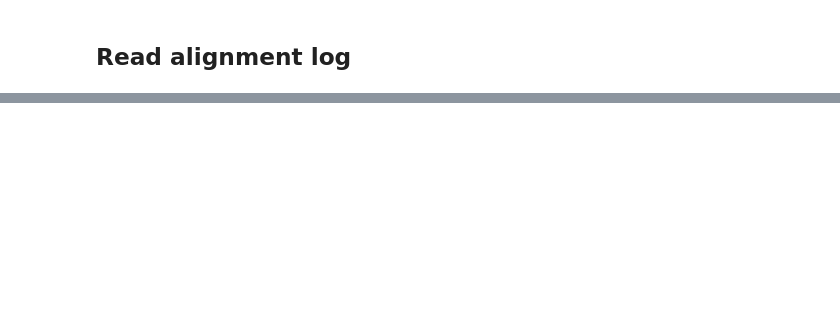
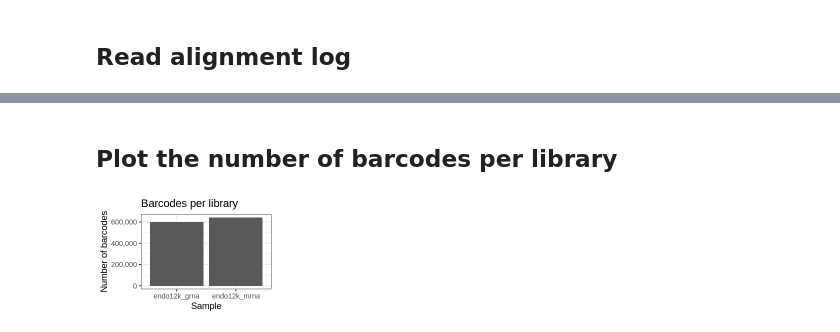
Before and after one commit to rasilab/burke_2022, a Jupyter notebook: analysis/barcode_seq/pool3_mrna/scripts/plot_alignment_statistics.ipynb, the cells around one changed output, grey strips where cells are left out. Cells and saved outputs as stored; diff of their text form; code cells hidden in the pictures; blank space fills up the shorter version.

```diff
--- a/analysis/barcode_seq/pool3_mrna/scripts/plot_alignment_statistics.ipynb
+++ b/analysis/barcode_seq/pool3_mrna/scripts/plot_alignment_statistics.ipynb
@@ -24,0 +134,13 @@ Please use `cols = c(log)`”
+# %%
+# align_log <- list.files("../data/alignments/", pattern = "*.log", full.names = T) %>%
+
+insert_barcode_linkages <- list.files("../../pool3_linkage/data/filtered_barcodes/",
+                                      pattern = ".tsv.gz$", full.names = T) %>%
+  enframe("sno", "file") %>%
+  mutate(counts = map(file, read_tsv)) %>%
+  mutate(sample_name = str_extract(file, "[^/]+(?=.tsv.gz)")) %>%
+  select(-sno, -file) %>%
+  unnest(cols = c(counts)) %>%
+  rename(linkage_count = read_count, linkage_ref = sample_name) %>%
+  select(-barcode_1) %>%
+  print()
@@ -24,0 +172,3 @@ Please use `cols = c(log)`”
+# %%
+
+sample_annotations <- read_csv("../annotations/sample_annotations.csv", comment = "#") %>% print()
@@ -24,0 +193,5 @@ Please use `cols = c(log)`”
+# %%
+barcode_insert_counts <- barcode_counts %>%
+  left_join(select(sample_annotations, sample_name, linkage_ref, sample_id, library_type), by = "sample_name") %>%
+  left_join(insert_barcode_linkages, by = c("linkage_ref", "barcode_num")) %>%
+  print()
@@ -24,0 +237,21 @@ Please use `cols = c(log)`”
+# %% [markdown]
+## Plot the number of barcodes per library
+# %%
+options(repr.plot.width=3, repr.plot.height=2)
+
+plot_data <- barcode_insert_counts %>%
+  group_by(sample_name) %>%
+  distinct(barcode_num) %>%
+  summarize(n_barcodes = dplyr::n()) %>%
+  ungroup()
+
+plot_data %>%
+  ggplot(aes(x = sample_name, y = n_barcodes)) +
+  geom_col(position = "dodge") +
+  theme_bw() +
+  scale_y_continuous(labels = scales::comma) +
+  # theme(axis.text.x = element_text(angle = 45, hjust = 1)) +
+  labs(x = "Sample", y = "Number of barcodes", title = "Barcodes per library") +
+  NULL
+# %% [output]
+[figure, added]
```
Also changed, not shown: parts of 21 cells of this notebook.
